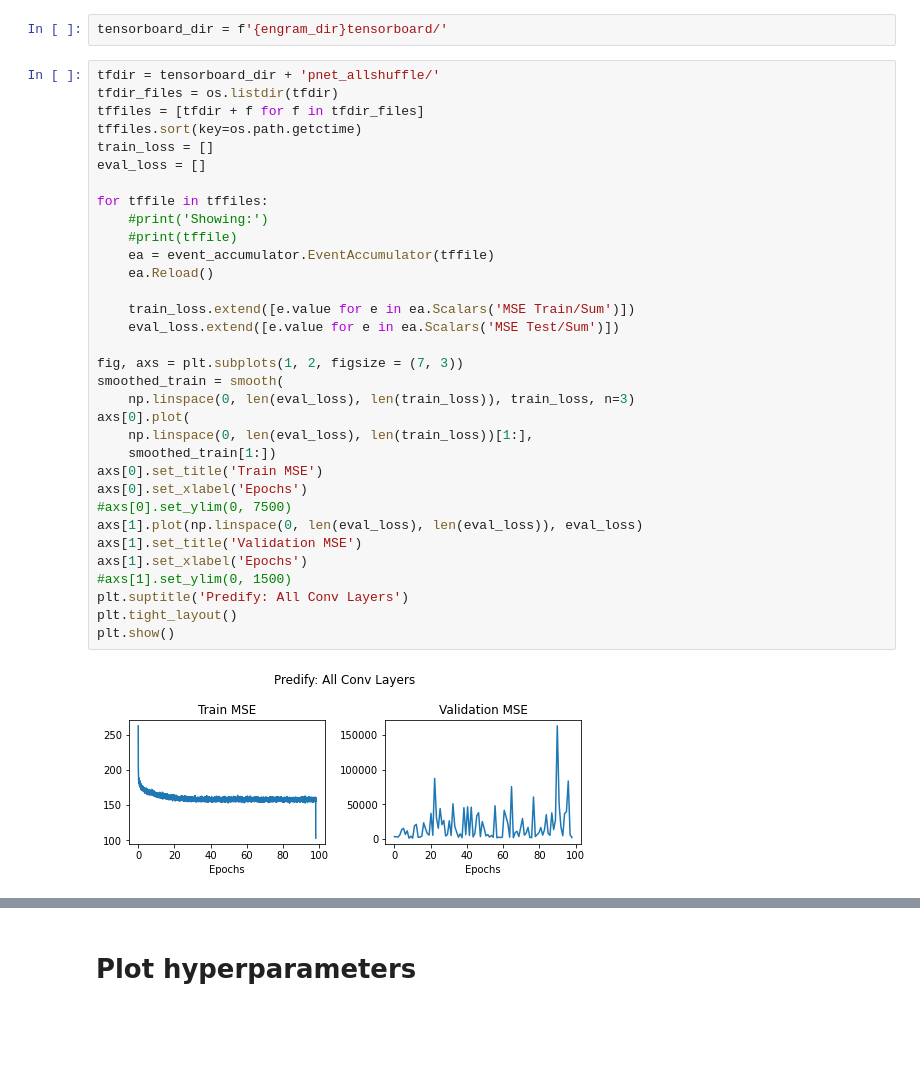
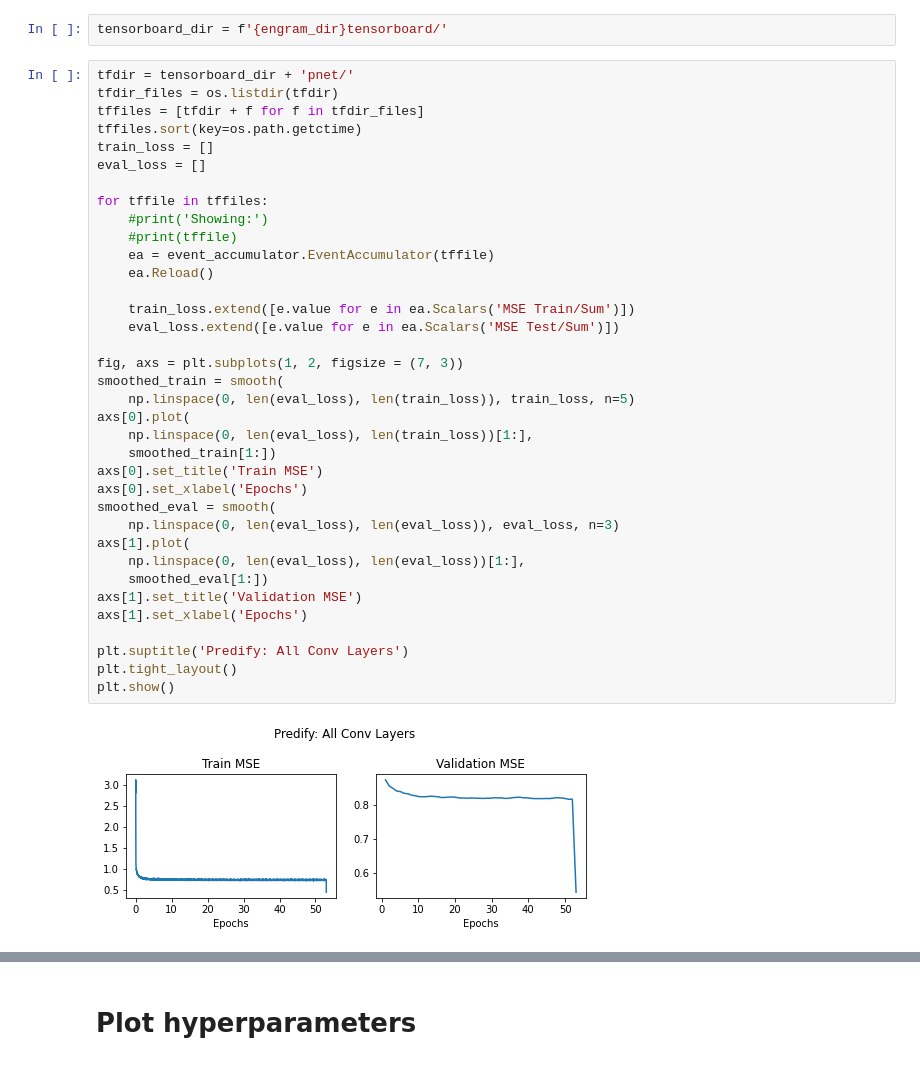
Before and after one commit to chingf/hallucnn-vision, a Jupyter notebook: 2-plot-training-curves.ipynb, the cells around one changed output, grey strips where cells are left out. Saved outputs shown, nothing was run; the diff lists cells and outputs as text; blank space fills up the shorter version.

```diff
--- a/2-plot-training-curves.ipynb
+++ b/2-plot-training-curves.ipynb
@@ -17,37 +17,40 @@ def smooth(xs, ys, n=3):
 # %%
 tensorboard_dir = f'{engram_dir}tensorboard/'
 # %%
-tfdir = tensorboard_dir + 'pnet_allshuffle/'
+tfdir = tensorboard_dir + 'pnet/'
 tfdir_files = os.listdir(tfdir)
 tffiles = [tfdir + f for f in tfdir_files]
 tffiles.sort(key=os.path.getctime)
 train_loss = []
 eval_loss = []
 
 for tffile in tffiles:
     #print('Showing:')
     #print(tffile)
     ea = event_accumulator.EventAccumulator(tffile)
     ea.Reload()
 
     train_loss.extend([e.value for e in ea.Scalars('MSE Train/Sum')])
     eval_loss.extend([e.value for e in ea.Scalars('MSE Test/Sum')])
 
 fig, axs = plt.subplots(1, 2, figsize = (7, 3))
 smoothed_train = smooth(
-    np.linspace(0, len(eval_loss), len(train_loss)), train_loss, n=3)
+    np.linspace(0, len(eval_loss), len(train_loss)), train_loss, n=5)
 axs[0].plot(
     np.linspace(0, len(eval_loss), len(train_loss))[1:],
     smoothed_train[1:])
 axs[0].set_title('Train MSE')
 axs[0].set_xlabel('Epochs')
-#axs[0].set_ylim(0, 7500)
-axs[1].plot(np.linspace(0, len(eval_loss), len(eval_loss)), eval_loss)
+smoothed_eval = smooth(
+    np.linspace(0, len(eval_loss), len(eval_loss)), eval_loss, n=3)
+axs[1].plot(
+    np.linspace(0, len(eval_loss), len(eval_loss))[1:],
+    smoothed_eval[1:])
 axs[1].set_title('Validation MSE')
 axs[1].set_xlabel('Epochs')
-#axs[1].set_ylim(0, 1500)
+
 plt.suptitle('Predify: All Conv Layers')
 plt.tight_layout()
 plt.show()
 # %% [output]
-[figure, old version]
+[figure, new version]
```
Also changed, not shown: parts of 11 cells of this notebook, 7 other files.
